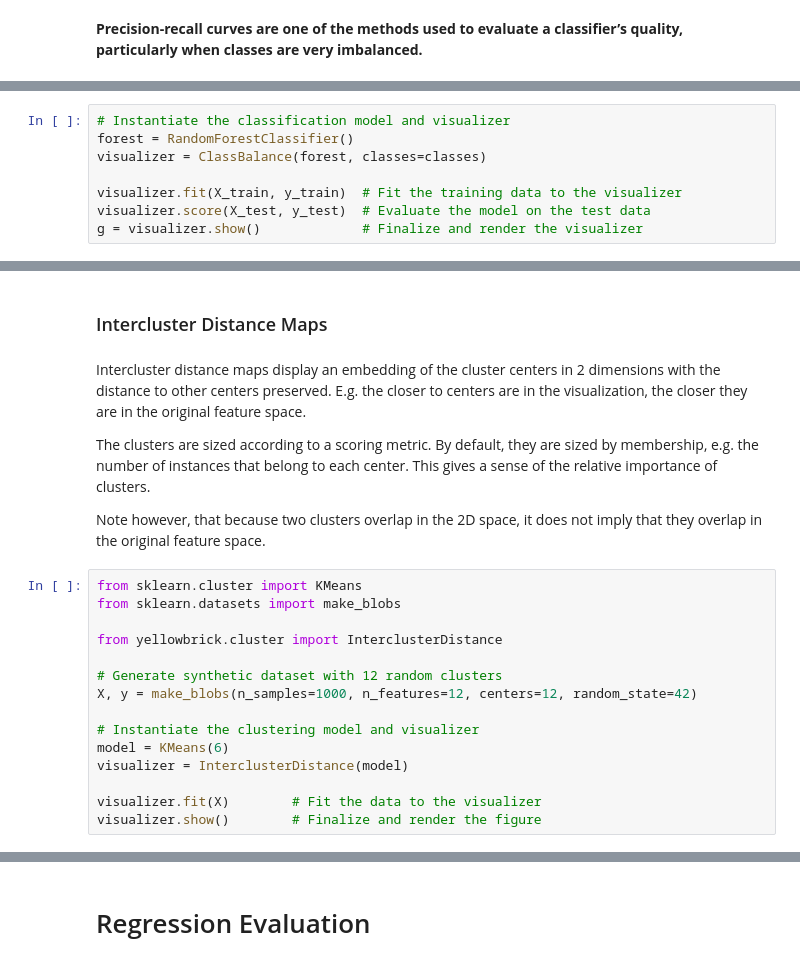
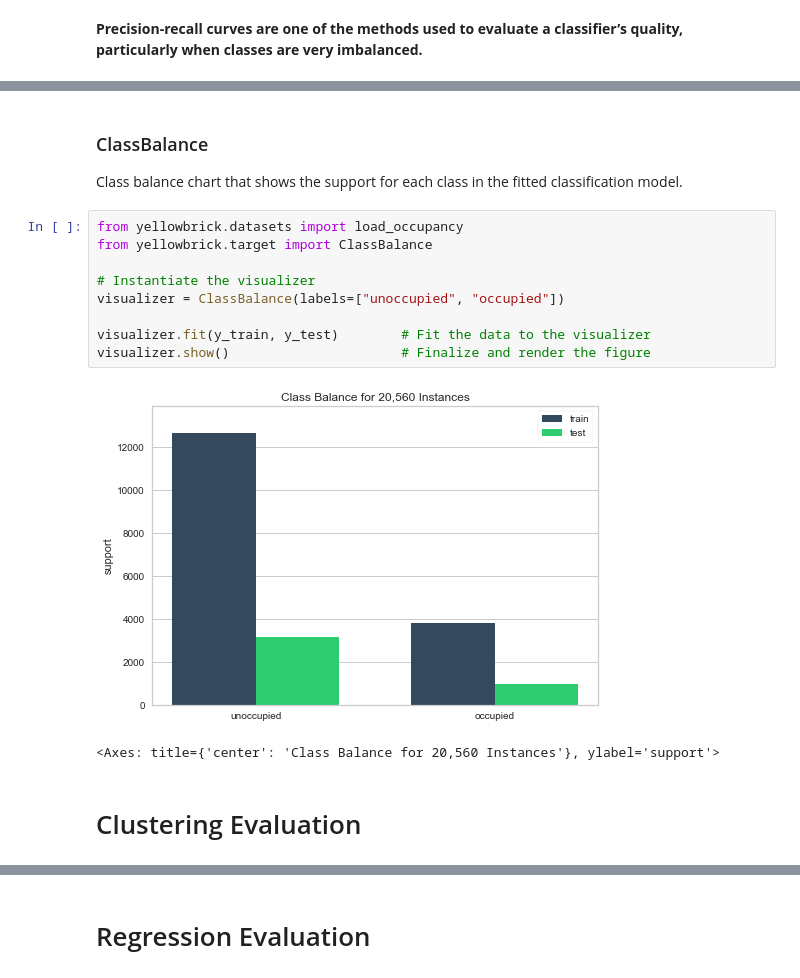
Before and after one commit to dthatprince/Machine-Learning-Models-Analysis-using-Yellowbrick, a Jupyter notebook: Machine Learning Models Analysis using Yellowbrick Visualizers and API.ipynb, the cells around one changed output, grey strips where cells are left out. Drawn from its saved outputs; the diff is of its cells as text.

```diff
--- a/Machine Learning Models Analysis using Yellowbrick Visualizers and API.ipynb
+++ b/Machine Learning Models Analysis using Yellowbrick Visualizers and API.ipynb
@@ -400,8 +395,0 @@ Class balance chart that shows the support for each class in the fitted classifi
-# %%
-# Instantiate the classification model and visualizer
-forest = RandomForestClassifier()
-visualizer = ClassBalance(forest, classes=classes)
-
-visualizer.fit(X_train, y_train)  # Fit the training data to the visualizer
-visualizer.score(X_test, y_test)  # Evaluate the model on the test data
-g = visualizer.show()             # Finalize and render the visualizer
@@ -476,23 +396,18 @@ visualizer.show()        # Finalize and render the figure
-# %% [markdown]
-### Intercluster Distance Maps
-# %% [markdown]
-Intercluster distance maps display an embedding of the cluster centers in 2 dimensions with the distance to other centers preserved. E.g. the closer to centers are in the visualization, the closer they are in the original feature space.
-
-The clusters are sized according to a scoring metric. By default, they are sized by membership, e.g. the number of instances that belong to each center. This gives a sense of the relative importance of clusters.
-
-Note however, that because two clusters overlap in the 2D space, it does not imply that they overlap in the original feature space.
-# %%
-from sklearn.cluster import KMeans
-from sklearn.datasets import make_blobs
-
-from yellowbrick.cluster import InterclusterDistance
-
-# Generate synthetic dataset with 12 random clusters
-X, y = make_blobs(n_samples=1000, n_features=12, centers=12, random_state=42)
-
-# Instantiate the clustering model and visualizer
-model = KMeans(6)
-visualizer = InterclusterDistance(model)
-
-visualizer.fit(X)        # Fit the data to the visualizer
-visualizer.show()        # Finalize and render the figure
+# %% [markdown]
+### ClassBalance
+
+Class balance chart that shows the support for each class in the fitted classification model.
+# %%
+from yellowbrick.datasets import load_occupancy
+from yellowbrick.target import ClassBalance
+
+# Instantiate the visualizer
+visualizer = ClassBalance(labels=["unoccupied", "occupied"])
+
+visualizer.fit(y_train, y_test)        # Fit the data to the visualizer
+visualizer.show()                      # Finalize and render the figure
+# %% [output]
+[figure, added]
+<Axes: title={'center': 'Class Balance for 20,560 Instances'}, ylabel='support'>
+# %% [markdown]
+# Clustering Evaluation
```
Also changed, not shown: parts of 39 cells of this notebook.
